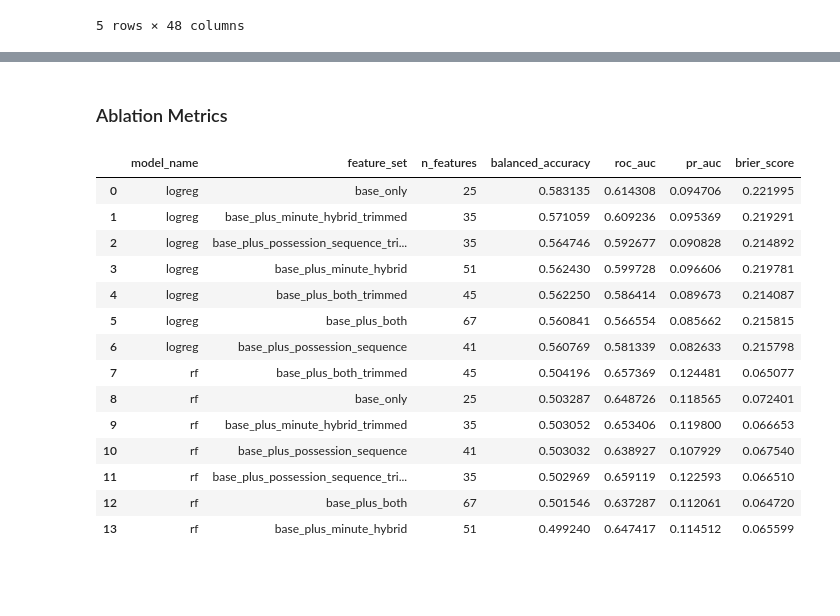
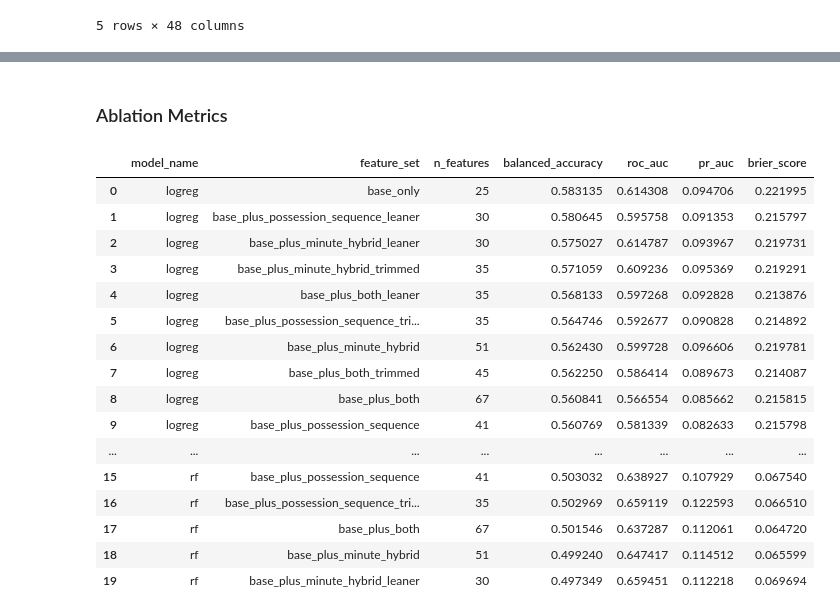
Before and after one commit to janwolyniak/WEC_26, a Jupyter notebook: notebooks/sequential_goal_forecasting_geometry.ipynb, the cells around one changed output, grey strips where cells are left out. Saved outputs shown, nothing was run; the diff lists cells and outputs as text; code cells hidden in the pictures; blank space fills up the shorter version.

```diff
--- a/notebooks/sequential_goal_forecasting_geometry.ipynb
+++ b/notebooks/sequential_goal_forecasting_geometry.ipynb
@@ -108,6 +108,20 @@ TRIMMED_SEQPOS_FEATURES = [
     'seqpos_unmatched_angle_availability_rate',
     'seqpos_strict_link_rate',
 ]
+LEAN_SEQ15M_FEATURES = [
+    'seq15m_pressure_total',
+    'seq15m_pressure_turnover_total',
+    'seq15m_angle_concentration',
+    'seq15m_active_minute_share',
+    'seq15m_late_burst_count',
+]
+LEAN_SEQPOS_FEATURES = [
+    'seqpos_possession_count',
+    'seqpos_mean_runs_per_possession',
+    'seqpos_mean_run_distance_per_possession',
+    'seqpos_linked_pressure_total',
+    'seqpos_unmatched_pressure_share',
+]
 # %%
 def add_event_time(df: pd.DataFrame) -> pd.DataFrame:
     out = df.copy()
@@ -912,6 +963,9 @@ feature_sets = {
     'base_plus_minute_hybrid_trimmed': TRIMMED_SEQ15M_FEATURES,
     'base_plus_possession_sequence_trimmed': TRIMMED_SEQPOS_FEATURES,
     'base_plus_both_trimmed': TRIMMED_SEQ15M_FEATURES + TRIMMED_SEQPOS_FEATURES,
+    'base_plus_minute_hybrid_leaner': LEAN_SEQ15M_FEATURES,
+    'base_plus_possession_sequence_leaner': LEAN_SEQPOS_FEATURES,
+    'base_plus_both_leaner': LEAN_SEQ15M_FEATURES + LEAN_SEQPOS_FEATURES,
 }
 
 metrics_rows = []
@@ -925,48 +979,50 @@ for model_name in ['logreg', 'rf']:
             development_df=development_df,
             feature_columns=feature_columns,
             model_name=model_name,
-            return_oof=(model_name == 'logreg' and feature_set_name == 'base_plus_both_trimmed'),
+            return_oof=(model_name == 'logreg' and feature_set_name == 'base_plus_both_leaner'),
         )
         summary_row = {
             'model_name': model_name,
             'feature_set': feature_set_name,
             'n_features': len(feature_columns),
         }
         for metric_name in ['balanced_accuracy', 'roc_auc', 'pr_auc', 'brier_score']:
             summary_row[metric_name] = float(fold_metrics_df[metric_name].mean())
         metrics_rows.append(summary_row)
 
         fold_metrics_export = fold_metrics_df.copy()
         fold_metrics_export.insert(0, 'model_name', model_name)
         fold_metrics_export.insert(1, 'feature_set', feature_set_name)
         fold_metric_rows.append(fold_metrics_export)
 
         if oof_df is not None:
             oof_registry[(model_name, feature_set_name)] = oof_df.copy()
 
 metrics_table = pd.DataFrame(metrics_rows).sort_values(
     ['balanced_accuracy', 'roc_auc', 'pr_auc'],
     ascending=[False, False, False],
 ).reset_index(drop=True)
 fold_metrics_table = pd.concat(fold_metric_rows, ignore_index=True)
 
 display(Markdown('### Ablation Metrics'))
 display(metrics_table)
 # %% [output]
 ### Ablation Metrics
 |  | model_name | feature_set | n_features | balanced_accuracy | roc_auc | pr_auc | brier_score |
 | 0 | logreg | base_only | 25 | 0.583135 | 0.614308 | 0.094706 | 0.221995 |
-| 1 | logreg | base_plus_minute_hybrid_trimmed | 35 | 0.571059 | 0.609236 | 0.095369 | 0.219291 |
-| 2 | logreg | base_plus_possession_sequence_tri... | 35 | 0.564746 | 0.592677 | 0.090828 | 0.214892 |
-| 3 | logreg | base_plus_minute_hybrid | 51 | 0.562430 | 0.599728 | 0.096606 | 0.219781 |
-| 4 | logreg | base_plus_both_trimmed | 45 | 0.562250 | 0.586414 | 0.089673 | 0.214087 |
-| 5 | logreg | base_plus_both | 67 | 0.560841 | 0.566554 | 0.085662 | 0.215815 |
-| 6 | logreg | base_plus_possession_sequence | 41 | 0.560769 | 0.581339 | 0.082633 | 0.215798 |
-| 7 | rf | base_plus_both_trimmed | 45 | 0.504196 | 0.657369 | 0.124481 | 0.065077 |
-| 8 | rf | base_only | 25 | 0.503287 | 0.648726 | 0.118565 | 0.072401 |
-| 9 | rf | base_plus_minute_hybrid_trimmed | 35 | 0.503052 | 0.653406 | 0.119800 | 0.066653 |
-| 10 | rf | base_plus_possession_sequence | 41 | 0.503032 | 0.638927 | 0.107929 | 0.067540 |
-| 11 | rf | base_plus_possession_sequence_tri... | 35 | 0.502969 | 0.659119 | 0.122593 | 0.066510 |
-| 12 | rf | base_plus_both | 67 | 0.501546 | 0.637287 | 0.112061 | 0.064720 |
-| 13 | rf | base_plus_minute_hybrid | 51 | 0.499240 | 0.647417 | 0.114512 | 0.065599 |
+| 1 | logreg | base_plus_possession_sequence_leaner | 30 | 0.580645 | 0.595758 | 0.091353 | 0.215797 |
+| 2 | logreg | base_plus_minute_hybrid_leaner | 30 | 0.575027 | 0.614787 | 0.093967 | 0.219731 |
+| 3 | logreg | base_plus_minute_hybrid_trimmed | 35 | 0.571059 | 0.609236 | 0.095369 | 0.219291 |
+| 4 | logreg | base_plus_both_leaner | 35 | 0.568133 | 0.597268 | 0.092828 | 0.213876 |
+| 5 | logreg | base_plus_possession_sequence_tri... | 35 | 0.564746 | 0.592677 | 0.090828 | 0.214892 |
+| 6 | logreg | base_plus_minute_hybrid | 51 | 0.562430 | 0.599728 | 0.096606 | 0.219781 |
+| 7 | logreg | base_plus_both_trimmed | 45 | 0.562250 | 0.586414 | 0.089673 | 0.214087 |
+| 8 | logreg | base_plus_both | 67 | 0.560841 | 0.566554 | 0.085662 | 0.215815 |
+| 9 | logreg | base_plus_possession_sequence | 41 | 0.560769 | 0.581339 | 0.082633 | 0.215798 |
+| ... | ... | ... | ... | ... | ... | ... | ... |
+| 15 | rf | base_plus_possession_sequence | 41 | 0.503032 | 0.638927 | 0.107929 | 0.067540 |
+| 16 | rf | base_plus_possession_sequence_tri... | 35 | 0.502969 | 0.659119 | 0.122593 | 0.066510 |
+| 17 | rf | base_plus_both | 67 | 0.501546 | 0.637287 | 0.112061 | 0.064720 |
+| 18 | rf | base_plus_minute_hybrid | 51 | 0.499240 | 0.647417 | 0.114512 | 0.065599 |
+| 19 | rf | base_plus_minute_hybrid_leaner | 30 | 0.497349 | 0.659451 | 0.112218 | 0.069694 |
 # %%
```
Also changed, not shown: parts of 3 cells of this notebook, 1 other file.
